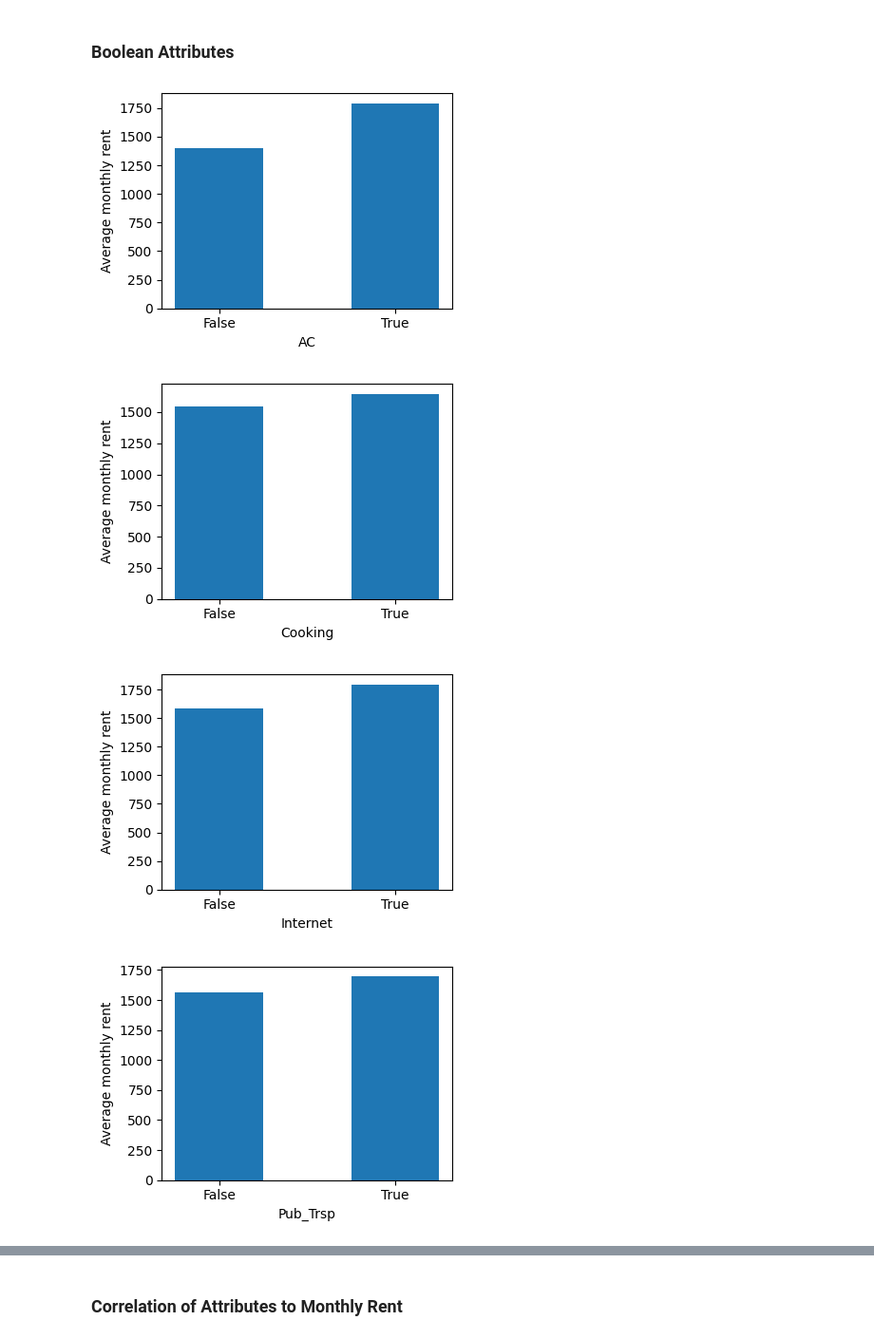
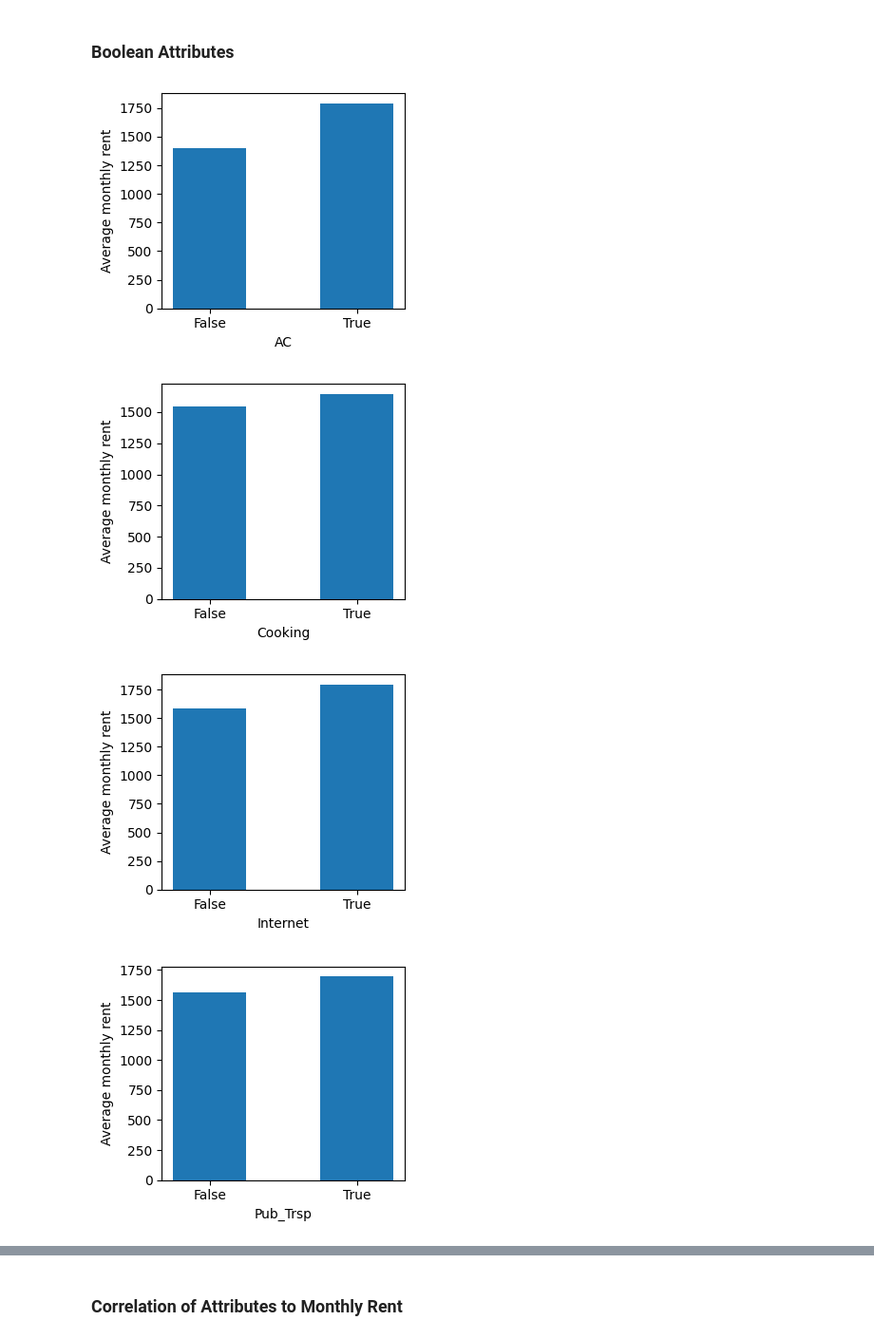
Before and after one commit to dnielleyp/Data-Analytics, a Jupyter notebook: rental-prices/01_Exploratory_Analysis.ipynb, the cells around one changed output, grey strips where cells are left out. Shown at 95% size. Cells and saved outputs as stored; diff of their text form; code cells hidden in the pictures.

```diff
--- a/rental-prices/01_Exploratory_Analysis.ipynb
+++ b/rental-prices/01_Exploratory_Analysis.ipynb
@@ -88,20 +86,20 @@ plt.show()
 # %%
 binary = data.select_dtypes(bool).columns.to_list()
 for col in binary:
     group = data[[col, 'monthly_rent']]
     group = group.groupby([col], as_index=False)
     group = group.mean()
     group = group.sort_values('monthly_rent', ascending=False)
-    fig = plt.figure(figsize=(4,3))
+    fig = plt.figure(figsize=(3.5,3))
     plt.bar(group[col], height=group['monthly_rent'], width=0.5)
     plt.xticks(ticks=group[col].to_list(),
                labels=group[col].to_list())
     plt.ylabel('Average monthly rent')
     plt.xlabel(f'{col}')
     plt.tight_layout()
     plt.show()
 # %% [output]
-[figure, old version]
+[figure, new version]
-[figure, old version]
+[figure, new version]
-[figure, old version]
+[figure, new version]
-[figure, old version]
+[figure, new version]
```
Also changed, not shown: parts of 8 cells of this notebook.
